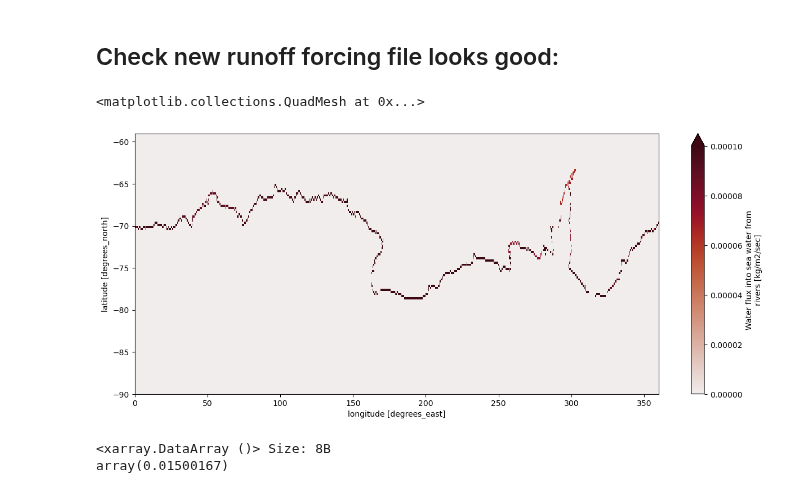
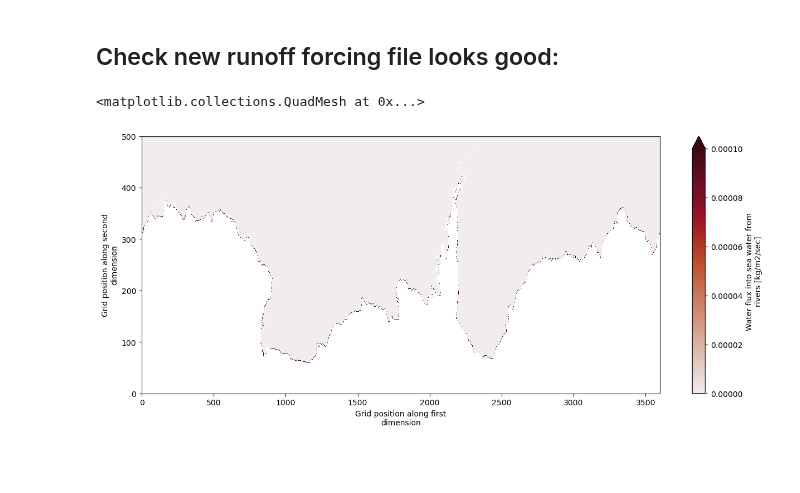
Before and after one commit to adele-morrison/panan-meltwater, a Jupyter notebook: notebooks/forcing/forcing_create_meltwater_anom.ipynb, the cells around one changed output. Drawn from its saved outputs; the diff is of its cells as text; code cells hidden in the pictures; blank space fills up the shorter version.

```diff
--- a/notebooks/forcing/forcing_create_meltwater_anom.ipynb
+++ b/notebooks/forcing/forcing_create_meltwater_anom.ipynb
@@ -43,15 +29,16 @@ fontsize=13
 # %% [markdown]
 ## Create runoff mask
 # %%
-# open FW forcing, so have correct JRA grid:
-lat_slice  = slice(-90,-59)
+# open FW forcing from control:
+# there is no latitude dimension:
+lat_north  = 500
 
 # Note for JRA v1.3 there is only a single runoff file (v1.4 has separate licalvf and friver):
-runoff_file = '/g/data/ik11/inputs/JRA-55/RYF/v1-3/RYF.runoff_all.1990_1991.nc'
+runoff_file = '/g/data/ik11/inputs/mom6/panan/01deg/20230404/RYF.runoff_all.1990_1991.panan01_cropped.nc'
 ds = xr.open_dataset(runoff_file,decode_times=False)
 # extract arrays from dataset:
 runoff = ds.friver
-runoff = runoff.isel(time=0).drop('time').sel(latitude=lat_slice)
+runoff = runoff.isel(time=0).drop('time').sel(j=slice(0,lat_north))
 
 plt.figure(figsize=(15,6))
 runoff.plot(vmin=0,vmax=1e-4,cmap=cmocean.amp)
@@ -131,30 +118,27 @@ ncFile.close()
 ## Check new runoff forcing file looks good:
 # %%
 # open FW forcing, so have correct JRA grid:
-lat_slice  = slice(-90,-59)
 
-# Note for JRA v1.3 there is only a single runoff file (v1.4 has separate licalvf and friver):
-new_runoff_file = '/g/data/g40/akm157/model_data/mom6/panan/RYF.runoff_all_SOFIA_ssp126.1990_1991.nc'
+new_runoff_file = '/g/data/g40/akm157/model_data/mom6/panan/RYF.runoff_all_SOFIA_ssp126.1990_1991.panan01_cropped.nc'
 ds = xr.open_dataset(new_runoff_file,decode_times=False)
 # extract arrays from dataset:
 new_runoff = ds.friver
-new_runoff = new_runoff.isel(time=0).drop('time').sel(latitude=lat_slice)
+new_runoff = new_runoff.isel(time=0).drop('time').sel(j=slice(0,lat_north))
 
 plt.figure(figsize=(15,6))
 new_runoff.plot(vmin=0,vmax=1e-4,cmap=cmocean.amp)
 # %% [output]
 <matplotlib.collections.QuadMesh at 0x...>
-[figure, old version]
+[figure, new version]
 # %%
 # check sum is as expected:
 
-# need area on the JRA grid:
-# data is 0.25 deg.
-resolution=0.25
-radius = 6376e3
-dy = radius*(np.pi/180*resolution) + new_runoff.latitude*0
-dx = dy*np.cos(new_runoff.latitude/180*np.pi)
-area = dy*dx
+session = cc.database.create_session('/g/data/ik11/databases/cosima_master.db')
+control = 'panant-01-zstar-ACCESSyr2'
+area_panan = cc.querying.getvar(control,'areacello',session,n=1).isel(yh=slice(0,lat_north))
+# overwrite coords on area, so we can multiply runoff by it:
+area = runoff.copy()
+area[...] = area_panan.values
 
 # conversion to Gt/yr:
 #conversion_factor = 60*60*24*365.25/1e12
@@ -162,8 +146,6 @@ area = dy*dx
 conversion_factor = (1e-3)*(1e-6)
 
 # check whole Antarctic runoff, should be close to 2775 Gt/y (Depoorter). Also it matches 0.0876 Sv stated in Tsujino et al. 2018:
-new_Antarctica_runoff = (new_runoff*area).sum('longitude').sum('latitude')*conversion_factor
-# new_Antarctica_runoff = 0.10259916 Sv = 0.08759749 Sv + 0.01500167 Sv
+new_Antarctica_runoff = (new_runoff*area).sum()*conversion_factor
+# new_Antarctica_runoff = 0.10259916 Sv = 0.08746723 Sv + 0.01500167 Sv
+new_Antarctica_runoff
-# %% [output]
-<xarray.DataArray ()> Size: 8B
-array(0.01500167)
```
Also changed, not shown: parts of 9 cells of this notebook.
